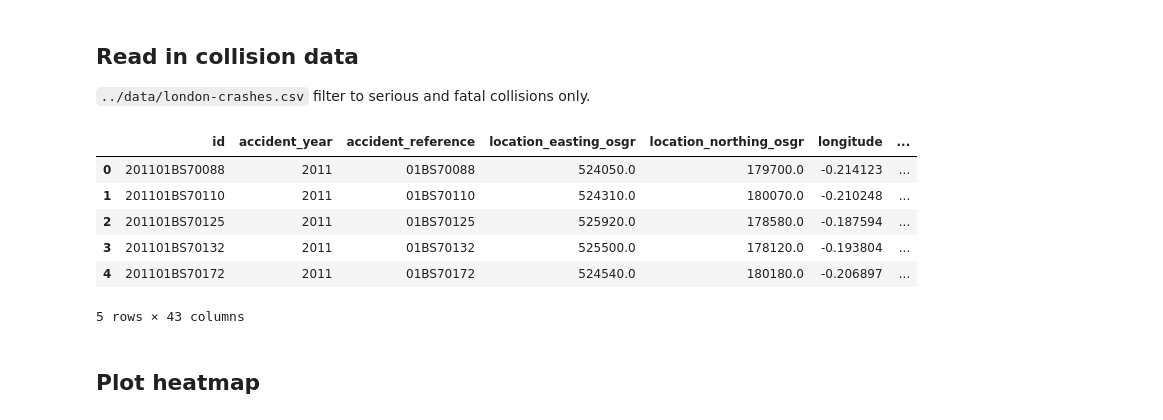
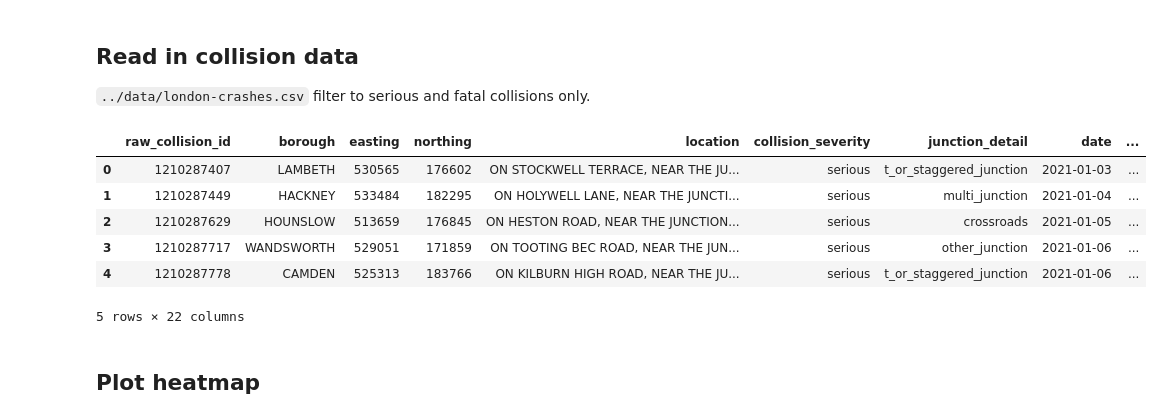
Before and after one commit to londoncyclingcampaign/lcc-dangerous-junctions, a Jupyter notebook: notebooks/map-visualisations.ipynb, the cells around one changed output. Drawn from its saved outputs; the diff is of its cells as text; code cells hidden in the pictures.

```diff
--- a/notebooks/map-visualisations.ipynb
+++ b/notebooks/map-visualisations.ipynb
@@ -28,22 +28,22 @@ sns.set(
 `../data/london-crashes.csv` filter to serious and fatal collisions only.
 # %%
 # not a massive fan of the use of the term 'accidents'
-collisions = pd.read_csv('../data/collision-data/london-crashes.csv')
+collisions = pd.read_csv('../data/collisions-tolerance=20.csv')
 
 collisions.rename(columns={'accident_index': 'id'}, inplace=True)
 
 # collisions = collisions[collisions['max_cyclist_severity'] != 'slight']
 
 # example rows
 collisions.head()
 # %% [output]
-|  | id | accident_year | accident_reference | location_easting_osgr | location_northing_osgr | longitude | ... |
-| 0 | 201101BS70088 | 2011 | 01BS70088 | 524050.0 | 179700.0 | -0.214123 | ... |
-| 1 | 201101BS70110 | 2011 | 01BS70110 | 524310.0 | 180070.0 | -0.210248 | ... |
-| 2 | 201101BS70125 | 2011 | 01BS70125 | 525920.0 | 178580.0 | -0.187594 | ... |
-| 3 | 201101BS70132 | 2011 | 01BS70132 | 525500.0 | 178120.0 | -0.193804 | ... |
-| 4 | 201101BS70172 | 2011 | 01BS70172 | 524540.0 | 180180.0 | -0.206897 | ... |
+|  | raw_collision_id | borough | easting | northing | location | collision_severity | junction_detail | date | ... |
+| 0 | 1210287407 | LAMBETH | 530565 | 176602 | ON STOCKWELL TERRACE, NEAR THE JU... | serious | t_or_staggered_junction | 2021-01-03 | ... |
+| 1 | 1210287449 | HACKNEY | 533484 | 182295 | ON HOLYWELL LANE, NEAR THE JUNCTI... | serious | multi_junction | 2021-01-04 | ... |
+| 2 | 1210287629 | HOUNSLOW | 513659 | 176845 | ON HESTON ROAD, NEAR THE JUNCTION... | serious | crossroads | 2021-01-05 | ... |
+| 3 | 1210287717 | WANDSWORTH | 529051 | 171859 | ON TOOTING BEC ROAD, NEAR THE JUN... | serious | other_junction | 2021-01-06 | ... |
+| 4 | 1210287778 | CAMDEN | 525313 | 183766 | ON KILBURN HIGH ROAD, NEAR THE JU... | serious | t_or_staggered_junction | 2021-01-06 | ... |
-5 rows × 43 columns
+5 rows × 22 columns
 # %% [markdown]
 ## Plot heatmap
 # %%
```
Also changed, not shown: parts of 16 cells of this notebook, 2 other files.
